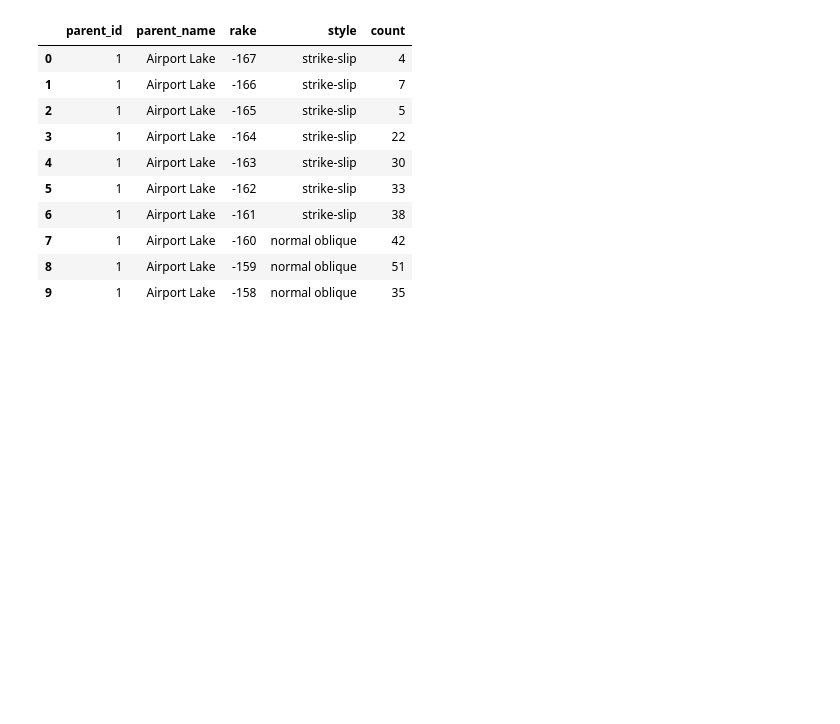
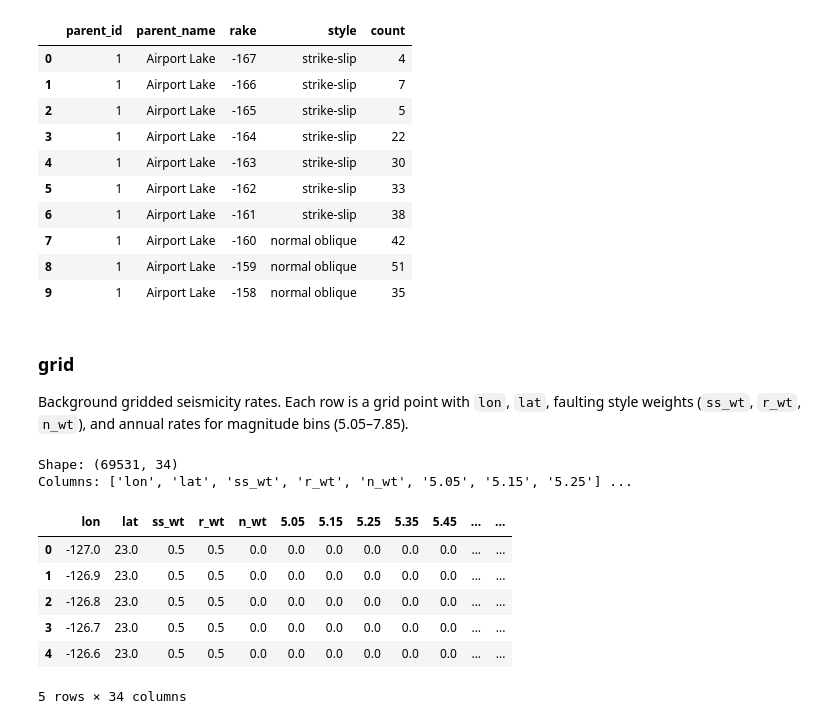
Before and after one commit to asarmy/parserf, a Jupyter notebook: examples/1-models.ipynb, the cells around one changed output. Drawn from its saved outputs; the diff is of its cells as text; code cells hidden in the pictures; blank space fills up the shorter version.

```diff
--- a/examples/1-models.ipynb
+++ b/examples/1-models.ipynb
@@ -94,3 +94,22 @@ Columns: ['parent_id', 'parent_name', 'rake', 'style', 'count']
 | 7 | 1 | Airport Lake | -160 | normal oblique | 42 |
 | 8 | 1 | Airport Lake | -159 | normal oblique | 51 |
 | 9 | 1 | Airport Lake | -158 | normal oblique | 35 |
+# %% [markdown]
+### grid
+
+Background gridded seismicity rates. Each row is a grid point with `lon`, `lat`, faulting
+style weights (`ss_wt`, `r_wt`, `n_wt`), and annual rates for magnitude bins (5.05–7.85).
+# %%
+print("Shape:", ds.grid.shape)
+print("Columns:", list(ds.grid.columns[:8]), "...")
+ds.grid.head()
+# %% [output]
+Shape: (69531, 34)
+Columns: ['lon', 'lat', 'ss_wt', 'r_wt', 'n_wt', '5.05', '5.15', '5.25'] ...
+|  | lon | lat | ss_wt | r_wt | n_wt | 5.05 | 5.15 | 5.25 | 5.35 | 5.45 | ... | ... |
+| 0 | -127.0 | 23.0 | 0.5 | 0.5 | 0.0 | 0.0 | 0.0 | 0.0 | 0.0 | 0.0 | ... | ... |
+| 1 | -126.9 | 23.0 | 0.5 | 0.5 | 0.0 | 0.0 | 0.0 | 0.0 | 0.0 | 0.0 | ... | ... |
+| 2 | -126.8 | 23.0 | 0.5 | 0.5 | 0.0 | 0.0 | 0.0 | 0.0 | 0.0 | 0.0 | ... | ... |
+| 3 | -126.7 | 23.0 | 0.5 | 0.5 | 0.0 | 0.0 | 0.0 | 0.0 | 0.0 | 0.0 | ... | ... |
+| 4 | -126.6 | 23.0 | 0.5 | 0.5 | 0.0 | 0.0 | 0.0 | 0.0 | 0.0 | 0.0 | ... | ... |
+5 rows × 34 columns
```
Also changed, not shown: parts of 1 cell of this notebook, 10 other files.
